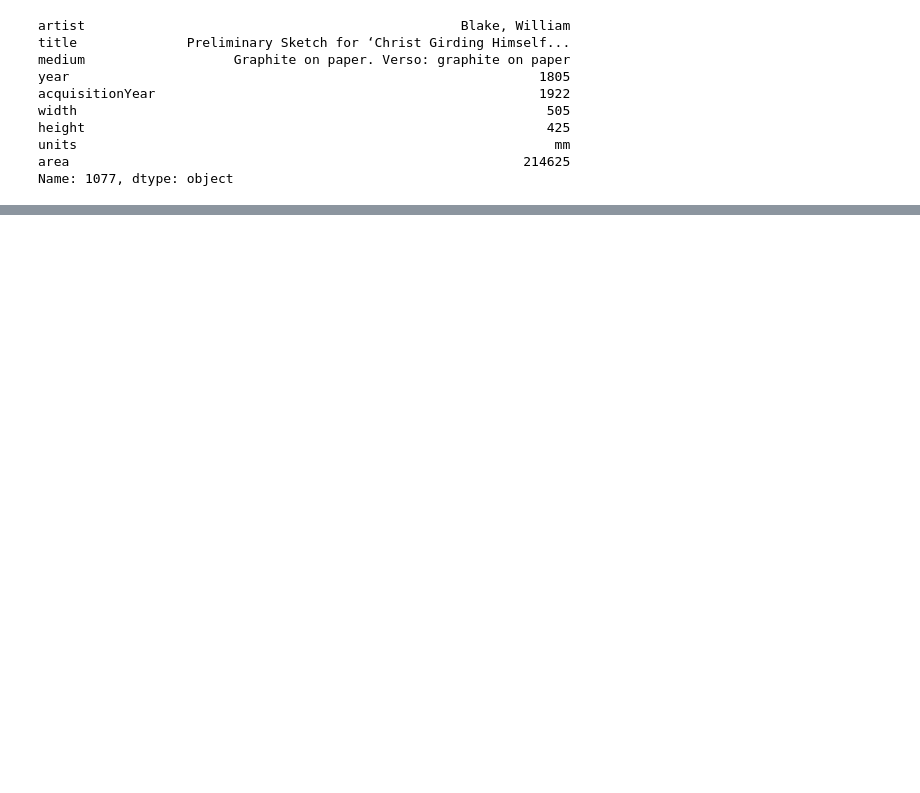
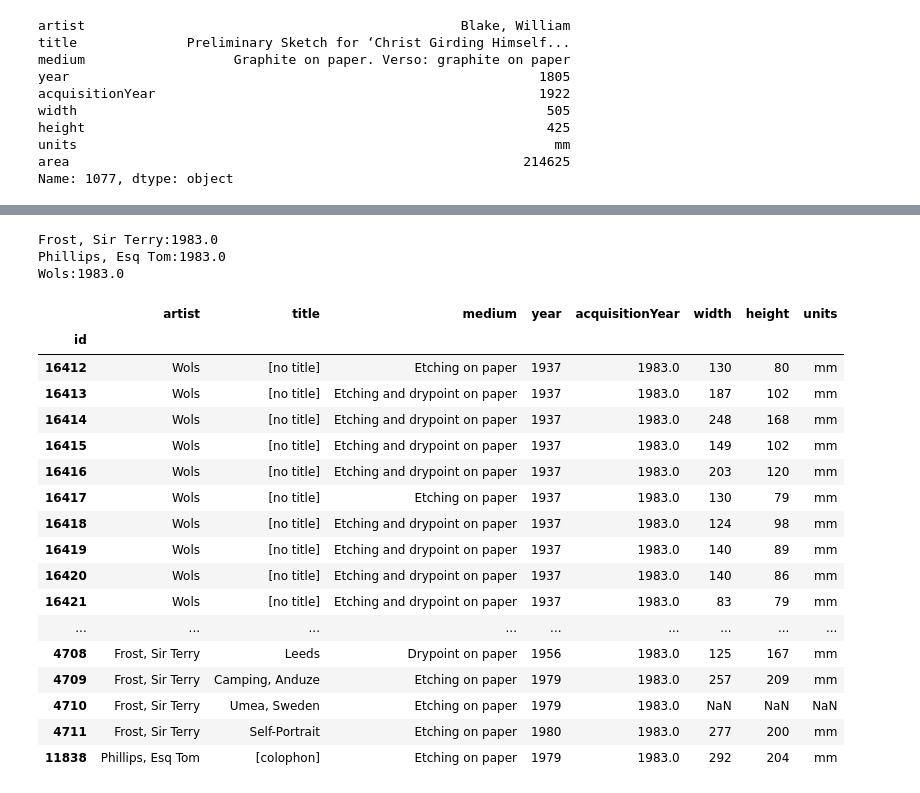
Before and after one commit to ragalaa/Directory, a Jupyter notebook: Pandas_Dataframe_basics.ipynb, the cells around one changed output, grey strips where cells are left out. Saved outputs shown, nothing was run; the diff lists cells and outputs as text; code cells hidden in the pictures; blank space fills up the shorter version.

```diff
--- a/Pandas_Dataframe_basics.ipynb
+++ b/Pandas_Dataframe_basics.ipynb
@@ -84,7 +84,7 @@ Dataset.head()
 | 1038 | Blake, Robert |
 | 1039 | Blake, William |
 # %%
-Dataset = pd.read_csv('./pandas-basics/artworkdata.csv',nrows = 50 ,
+Dataset = pd.read_csv('./pandas-basics/artworkdata.csv',
                       index_col='id', usecols=COLS_TO_USE,low_memory=False)
 Dataset.head()
 # %% [output]
@@ -310,0 +327,5 @@ Name: 1077, dtype: object
+# %%
+## Picking small subsetof data
+Small_Data = Dataset.iloc[49980:50019,:].copy()
+grouped = Small_Data.groupby('artist')
+type(grouped)
@@ -310,0 +353,24 @@ Name: 1077, dtype: object
+# %%
+## Aggregate
+## Min
+
+for name,group_df in Small_Data.groupby('artist'):
+    min_year = group_df['acquisitionYear'].min()
+    print("{}:{}".format(name,min_year))
+# %% [output]
+Frost, Sir Terry:1983.0
+Phillips, Esq Tom:1983.0
+Wols:1983.0
+# %%
+### Transformation
+### Equivelent of editing by hand
+### make a case when there is no data to infer
+## small_df.loc[[11838,16441],'medium'] = np.nan
+
+def fill_values(series):
+    values_counted = series.value_counts()
+    if values_counted.empty:
+        return series
+    most_frequent = values_counted.index[0]
+    new_medium    = series.fillna(most_frequent)
+    return new_medium
@@ -310,0 +393,27 @@ Name: 1077, dtype: object
+# %%
+#### Built in transformations datanwithe  same case above.
+
+### perform aggregation, transformation and
+## filtering using built in methods
+
+grouped_mediums = Small_Data.groupby('artist')['medium']
+Small_Data.loc[:,'medium'] = grouped_mediums.transform(fill_values)
+# %% [output]
+|  | artist | title | medium | year | acquisitionYear | width | height | units |
+| id |  |  |  |  |  |  |  |  |
+| 16412 | Wols | [no title] | Etching on paper | 1937 | 1983.0 | 130 | 80 | mm |
+| 16413 | Wols | [no title] | Etching and drypoint on paper | 1937 | 1983.0 | 187 | 102 | mm |
+| 16414 | Wols | [no title] | Etching and drypoint on paper | 1937 | 1983.0 | 248 | 168 | mm |
+| 16415 | Wols | [no title] | Etching and drypoint on paper | 1937 | 1983.0 | 149 | 102 | mm |
+| 16416 | Wols | [no title] | Etching and drypoint on paper | 1937 | 1983.0 | 203 | 120 | mm |
+| 16417 | Wols | [no title] | Etching on paper | 1937 | 1983.0 | 130 | 79 | mm |
+| 16418 | Wols | [no title] | Etching and drypoint on paper | 1937 | 1983.0 | 124 | 98 | mm |
+| 16419 | Wols | [no title] | Etching and drypoint on paper | 1937 | 1983.0 | 140 | 89 | mm |
+| 16420 | Wols | [no title] | Etching and drypoint on paper | 1937 | 1983.0 | 140 | 86 | mm |
+| 16421 | Wols | [no title] | Etching and drypoint on paper | 1937 | 1983.0 | 83 | 79 | mm |
+| ... | ... | ... | ... | ... | ... | ... | ... | ... |
+| 4708 | Frost, Sir Terry | Leeds | Drypoint on paper | 1956 | 1983.0 | 125 | 167 | mm |
+| 4709 | Frost, Sir Terry | Camping, Anduze | Etching on paper | 1979 | 1983.0 | 257 | 209 | mm |
+| 4710 | Frost, Sir Terry | Umea, Sweden | Etching on paper | 1979 | 1983.0 | NaN | NaN | NaN |
+| 4711 | Frost, Sir Terry | Self-Portrait | Etching on paper | 1980 | 1983.0 | 277 | 200 | mm |
+| 11838 | Phillips, Esq Tom | [colophon] | Etching on paper | 1979 | 1983.0 | 292 | 204 | mm |
```
Also changed, not shown: parts of 10 cells of this notebook.
